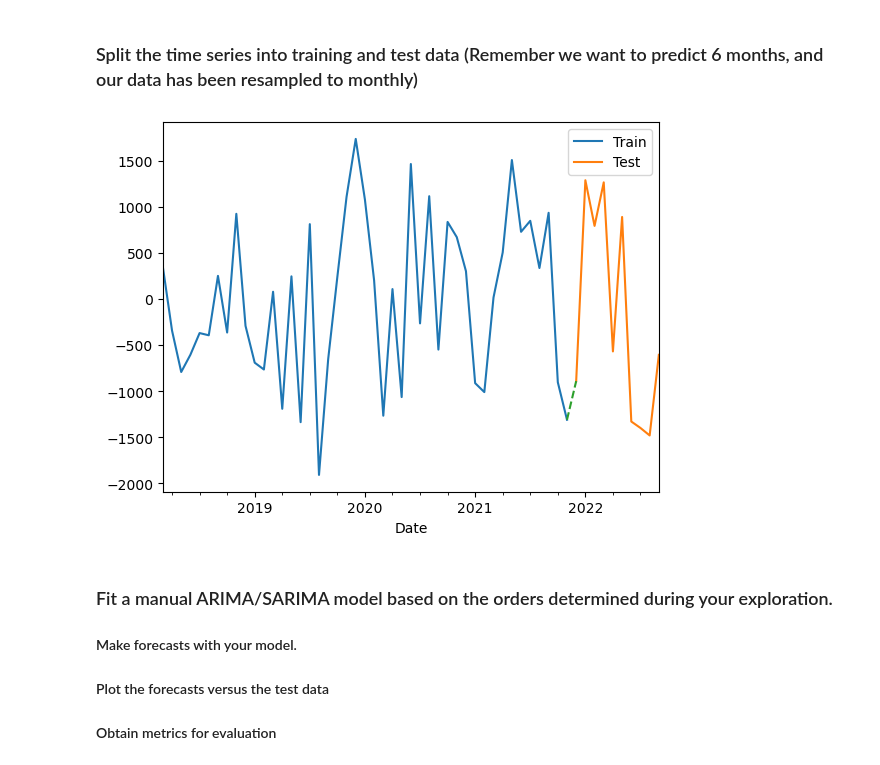
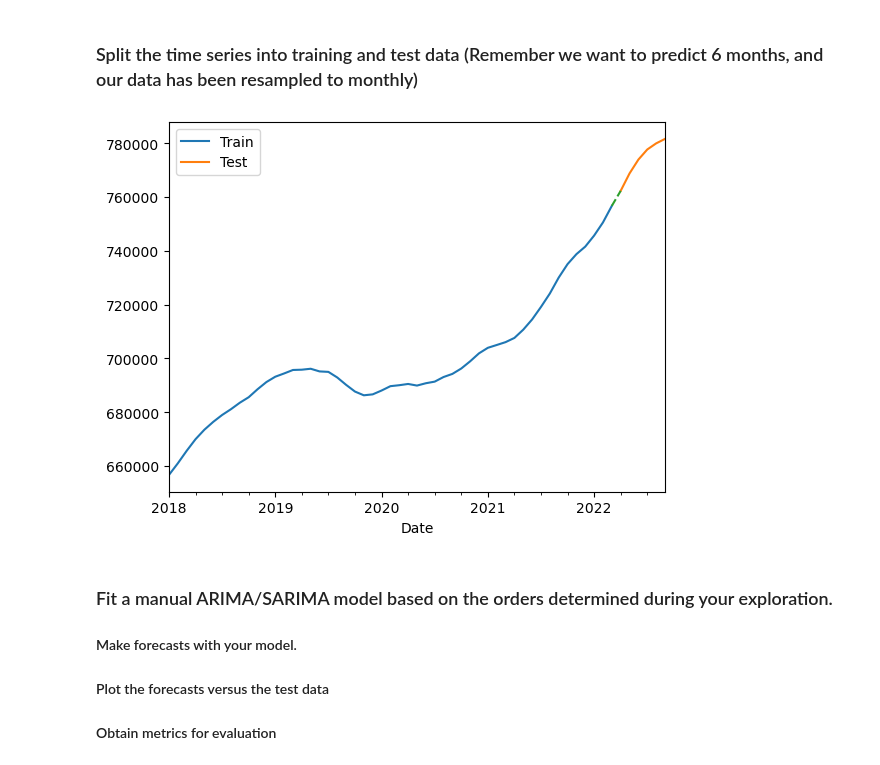
Before and after one commit to EhLeeOod/time-series, a Jupyter notebook: core-gridsearch-sarima.ipynb, the cells around one changed output. Drawn from its saved outputs; the diff is of its cells as text; code cells hidden in the pictures.

Commit message:
fix diff statements

```diff
--- a/core-gridsearch-sarima.ipynb
+++ b/core-gridsearch-sarima.ipynb
@@ -456,16 +581,16 @@ get_adfuller_results(ts_diff2)
 # %%
 from pmdarima.model_selection import train_test_split
 # Calculating number of test lags instead of percentage
-n_test_lags = 10
+n_test_lags = 6
 
 # Modeling to predict 6 months into the future
-train, test = train_test_split(ts_diff2, test_size=n_test_lags)
+train, test = train_test_split(df_gs_ny, test_size=n_test_lags)
 
 # store end value of train and start value of test to get connecting line b/w train and test lines
 segment = pd.concat([train.tail(1), test.head(1)])
 ax = train.plot(label='Train')
 test.plot(ax=ax, label='Test')
 segment.plot(ax=ax, linestyle='--')
 ax.legend(["Train", "Test"]);
 # %% [output]
-[figure, old version]
+[figure, new version]
```
Also changed, not shown: parts of 17 cells of this notebook, 1 other file.
